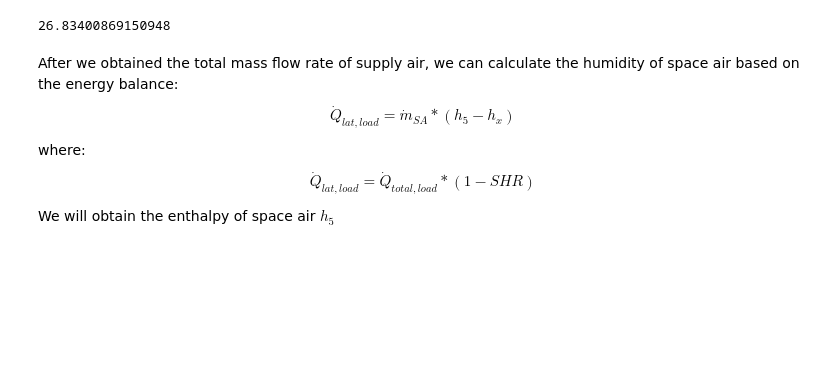
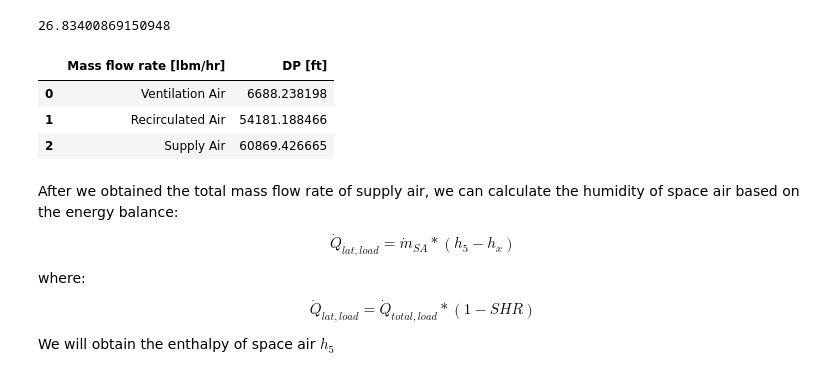
Before and after one commit to JieMa1202/CE414, a Jupyter notebook: Homework/Exam.ipynb, the cells around one changed output. Cells and saved outputs as stored; diff of their text form; code cells hidden in the pictures; blank space fills up the shorter version.

```diff
--- a/Homework/Exam.ipynb
+++ b/Homework/Exam.ipynb
@@ -62,6 +62,22 @@ m_dot_tot = Q_zone_sen/(h_x - h_4)
 m_dot_ven = V_dot_ven * 60 / v_1
 # calculate the mass flow rate of recirculated (outdoor) air, [lbm/hr]
 m_dot_cir = m_dot_tot - m_dot_ven
+# %%
+data = {
+    "Mass flow rate [lbm/hr]": ["Ventilation Air", "Recirculated Air", "Supply Air"],
+    "DP [ft]": [m_dot_ven, m_dot_cir,m_dot_tot]
+}
+
+# Create DataFrame
+df = pd.DataFrame(data)
+
+# Display table
+df
+# %% [output]
+|  | Mass flow rate [lbm/hr] | DP [ft] |
+| 0 | Ventilation Air | 6688.238198 |
+| 1 | Recirculated Air | 54181.188466 |
+| 2 | Supply Air | 60869.426665 |
 # %% [markdown]
 After we obtained the total mass flow rate of supply air, we can calculate the humidity of space air based on the energy balance:
 $$\dot{Q}_{lat,load} = \dot{m}_{SA} * (h_5 - h_x)$$
```
Also changed, not shown: parts of 6 cells of this notebook.
